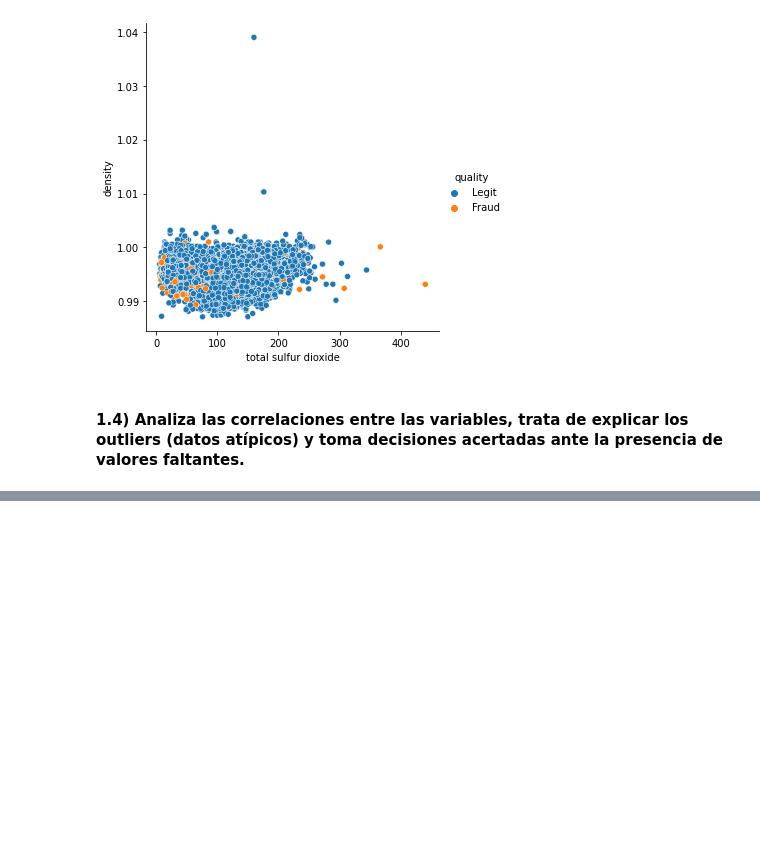
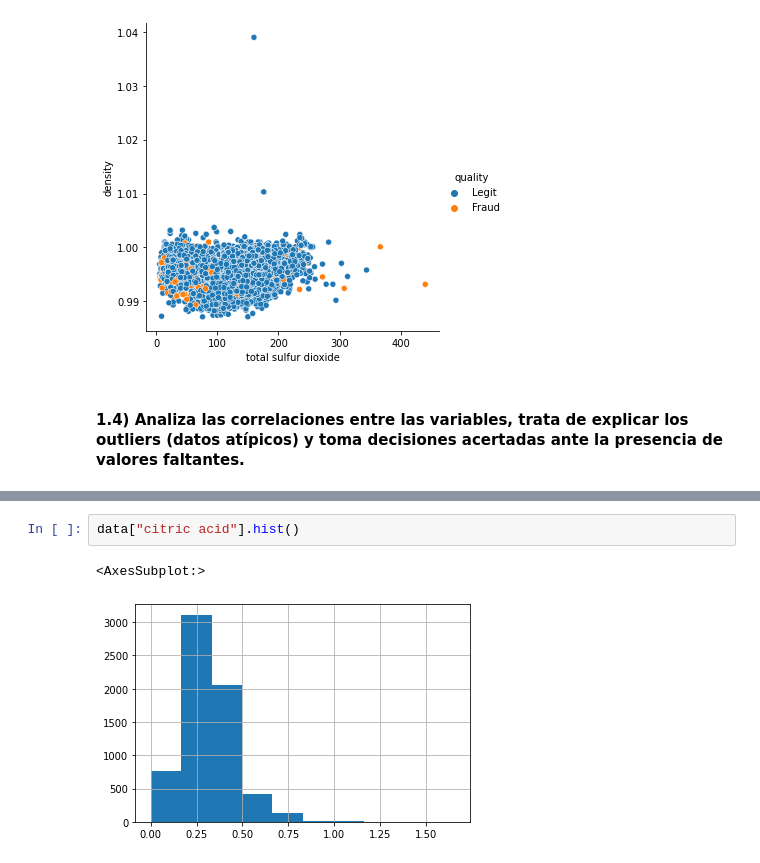
Before and after one commit to SantiagoTaracena01/data-mining-lab-03, a Jupyter notebook: src/main.ipynb, the cells around one changed output, grey strips where cells are left out. Drawn from its saved outputs; the diff is of its cells as text; blank space fills up the shorter version.

```diff
--- a/src/main.ipynb
+++ b/src/main.ipynb
@@ -139,0 +258,5 @@ sns.pairplot(data=data, hue="quality")
+# %%
+data["citric acid"].hist()
+# %% [output]
+<AxesSubplot:>
+[figure, added]
```
Also changed, not shown: parts of 52 cells of this notebook.
